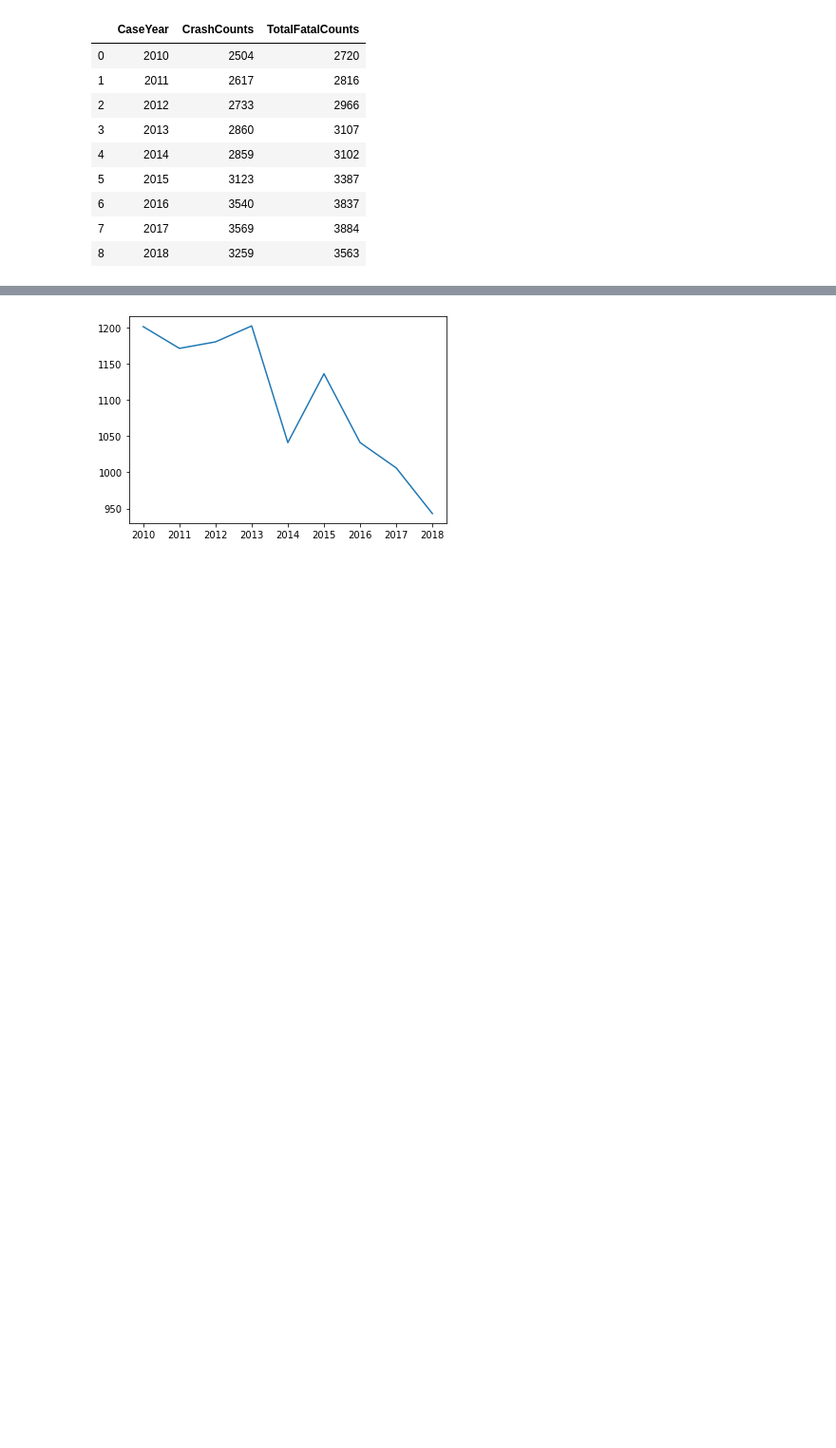
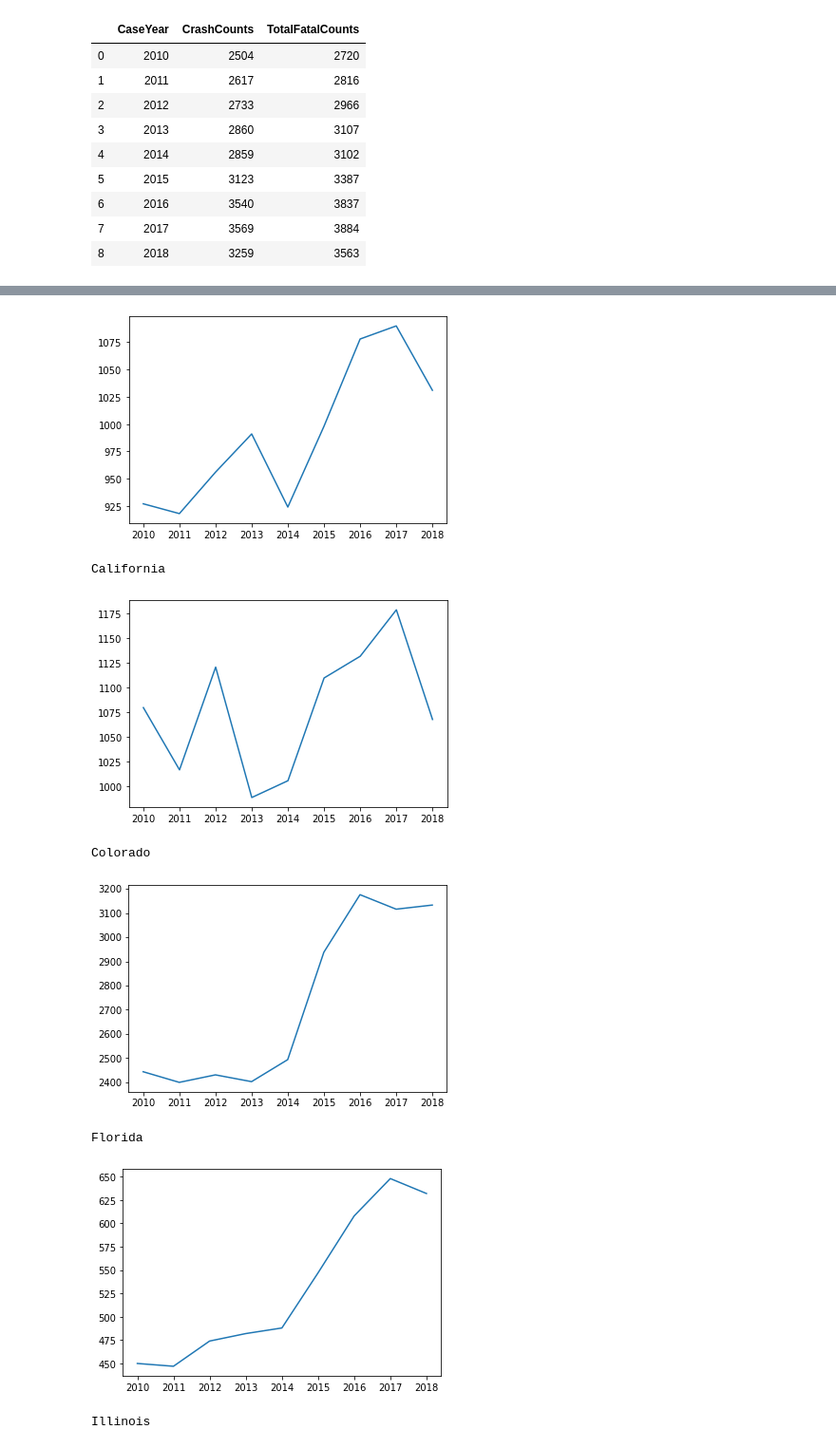
Before and after one commit to zelson71/project1-challenge, a Jupyter notebook: FARS APIv2.ipynb, the cells around one changed output, grey strips where cells are left out. Shown at 95% size. Drawn from its saved outputs; the diff is of its cells as text; code cells hidden in the pictures; blank space fills up the shorter version.

```diff
--- a/FARS APIv2.ipynb
+++ b/FARS APIv2.ipynb
@@ -136,13 +126 @@ merged.head(20)
 merged['TotalFatalCounts'] = merged['TotalFatalCounts'].astype(int)
-# %%
-x_axis = merged.loc[merged["State"] == "California"]["CaseYear"]
-y_axis = merged.loc[merged["State"] == "California"]["TotalFatalCounts"]
-plt.plot(x_axis, y_axis)
-plt.show()
-#for state in merged:
-
-#for state in merged:
-#x_axis = merged["State"]
-#x_axis
-# %% [output]
-[figure, removed]
@@ -157,0 +127,23 @@ print(dol)
+# %%
+# group df by states
+grouped_states = merged.groupby('State')
+#grouped.head()
+# %%
+# plot TotalFatalCrashes per year for each state
+states_list = {"6","8","12","17","36","39","42","48"}
+counter=()
+for states,group in grouped_states['State']:
+    x_axis = merged.loc[merged["State"] == states]["CaseYear"]
+    y_axis = merged.loc[merged["State"] == states]["TotalFatalCounts"]
+    plt.plot(x_axis, y_axis)
+    plt.show()
+    print(states)
+# %% [output]
+[figure, added]
+California
+[figure, added]
+Colorado
+[figure, added]
+Florida
+[figure, added]
+Illinois
```
Also changed, not shown: parts of 15 cells of this notebook.
